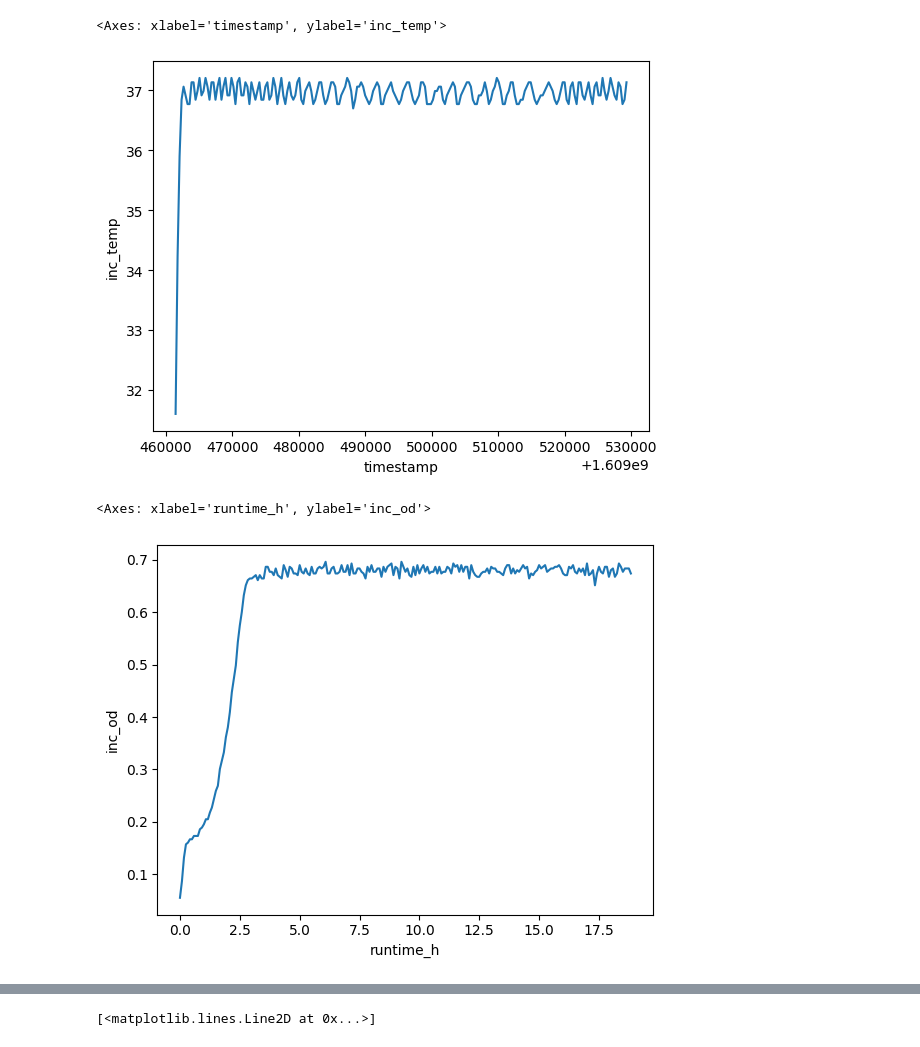
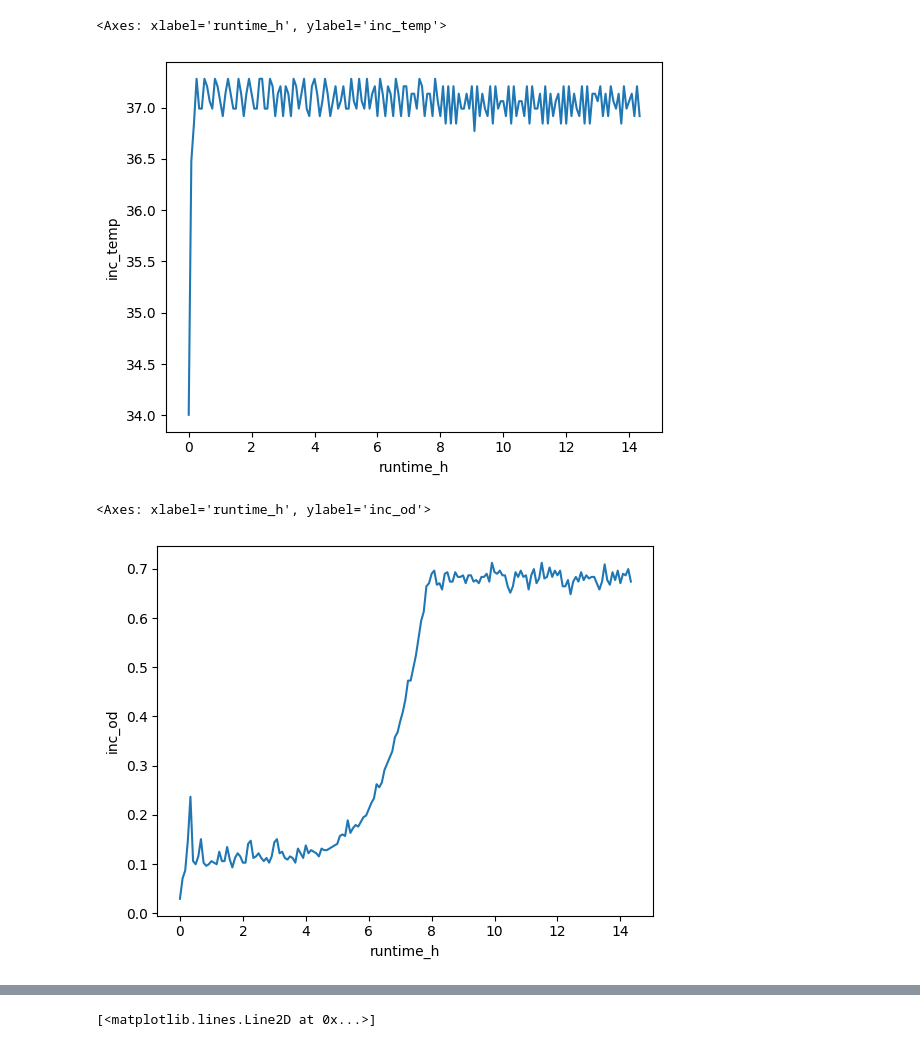
Before and after one commit to Schwank-Lab/evoflow-reactor, a Jupyter notebook: analysis/bact_growth.ipynb, the cells around one changed output, grey strips where cells are left out. Cells and saved outputs as stored; diff of their text form; code cells hidden in the pictures.

```diff
--- a/analysis/bact_growth.ipynb
+++ b/analysis/bact_growth.ipynb
@@ -34,26 +24,23 @@ def calculate_bact_growth2(od, total_inc_bursts, burst_dilution, runtime_hours):
 import pandas as pd
 import seaborn as sns
 
-BURST_SIZE_ML = 0.3894
-INC_VOL_ML = 38
-TOTAL_VOL_ML = 350
+INC_VOL_ML = 30
+TOTAL_VOL_ML = 300
 
-state = pd.read_csv('../experiments/20240512_charlie_state.csv')
-state['inc_dilution_ml'] = state['inc_dilution'] * BURST_SIZE_ML
+state = pd.read_csv('../experiments/20240516_charlie_state.csv')
 total_num_bursts = state['inc_dilution'].max()
-state['inc_dilution_ml2'] = state['inc_dilution'] * TOTAL_VOL_ML / total_num_bursts
+state['inc_dilution_ml'] = state['inc_dilution'] * TOTAL_VOL_ML / total_num_bursts
 state['runtime_h'] = (state['timestamp'] - state.loc[0, 'timestamp']) / 3600
-state['growth_rate'] = state.apply(lambda x: calculate_bact_growth_steady(x['inc_dilution_ml'], x['runtime_h'], INC_VOL_ML), axis=1)
-state['growth_rate2'] = state.apply(lambda x: calculate_bact_growth_steady(x['inc_dilution_ml2'], x['runtime_h'], INC_VOL_ML), axis=1)
+state['growth_rate_steady'] = state.apply(lambda x: calculate_bact_growth_steady(x['inc_dilution_ml'], x['runtime_h'], INC_VOL_ML), axis=1)
 # %%
-sns.lineplot(state, x='timestamp', y='inc_temp')
+sns.lineplot(state, x='runtime_h', y='inc_temp')
 # %% [output]
-<Axes: xlabel='timestamp', ylabel='inc_temp'>
+<Axes: xlabel='runtime_h', ylabel='inc_temp'>
-[figure, old version]
+[figure, new version]
 # %%
 sns.lineplot(state, x='runtime_h', y='inc_od')
 # %% [output]
 <Axes: xlabel='runtime_h', ylabel='inc_od'>
-[figure, old version]
+[figure, new version]
 # %%
 sns.lineplot(state, x='runtime_h', y='inc_dilution_ml')
```
Also changed, not shown: parts of 9 cells of this notebook, 2 other files.
